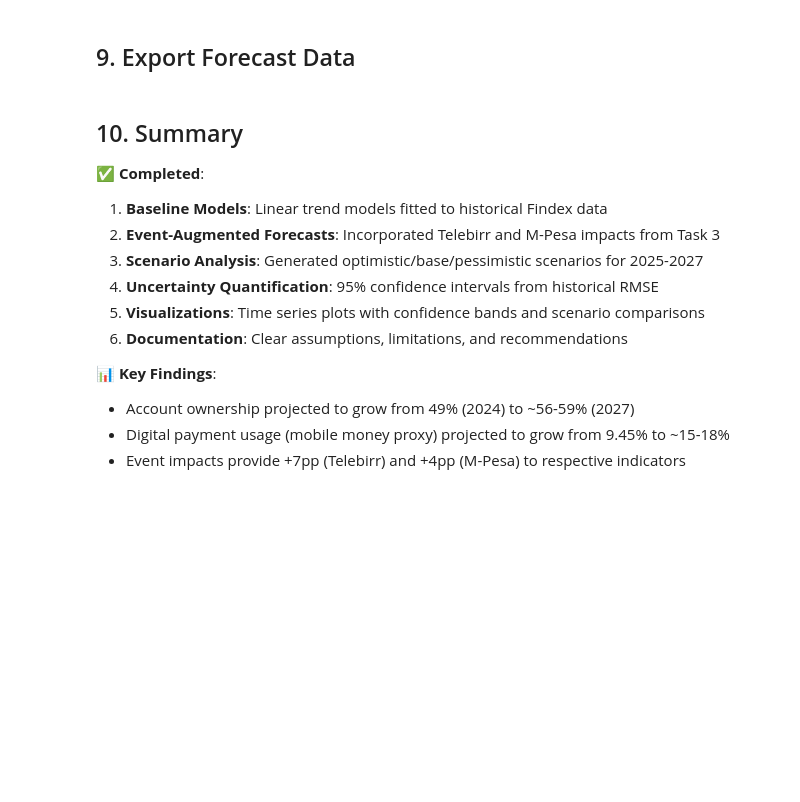
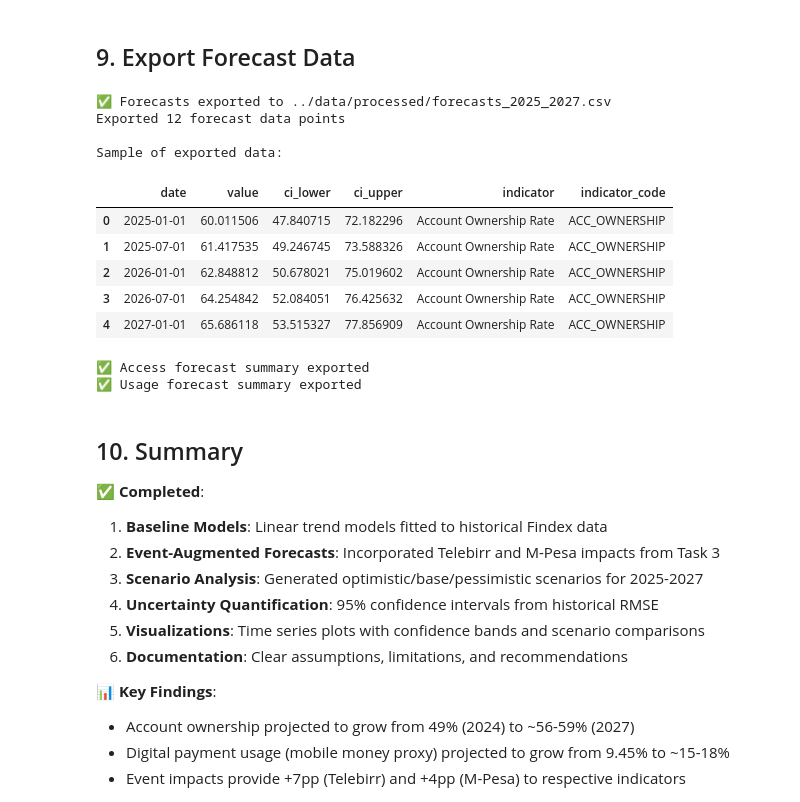
Before and after one commit to soltsega/Forecasting-Financial-Inclusion-in-Ethiopia, a Jupyter notebook: notebooks/04_forecasting.ipynb, the cells around one changed output. Cells and saved outputs as stored; diff of their text form; code cells hidden in the pictures; blank space fills up the shorter version.

```diff
--- a/notebooks/04_forecasting.ipynb
+++ b/notebooks/04_forecasting.ipynb
@@ -79,6 +104,12 @@ def fit_trend_model(data, indicator_code):
     """Fit linear trend model to historical data."""
     if len(data) < 2:
         raise ValueError(f"Need at least 2 data points for {indicator_code}")
+
+    # Check for null values in value_numeric
+    if data['value_numeric'].isnull().any():
+        data = data.dropna(subset=['value_numeric'])
+        if len(data) < 2:
+            raise ValueError(f"Need at least 2 non-null data points for {indicator_code}")
 
     # Convert dates to years since start
     start_year = data['observation_date'].min().year
@@ -350,13 +404,22 @@ if usage_model and usage_forecasts:
 # %%
 def create_forecast_summary(forecasts, indicator_name):
     """Create summary table of forecasts with confidence intervals."""
-    if not forecasts or not forecasts.get('base'):
+    if not forecasts or forecasts.get('base') is None:
         return None
 
     base_forecast = forecasts['base']
 
+    # Check if base_forecast is empty
+    if base_forecast.empty:
+        print(f"⚠️  No forecast data available for {indicator_name}")
+        return None
+
     # Extract year-end values (July)
     year_end = base_forecast[base_forecast['date'].dt.month == 7]
+
+    if year_end.empty:
+        print(f"⚠️  No year-end forecast data available for {indicator_name}")
+        return None
 
     summary = []
     for _, row in year_end.iterrows():
@@ -369,13 +432,19 @@ def create_forecast_summary(forecasts, indicator_name):
         optimistic_val = None
         pessimistic_val = None
 
-        if forecasts.get('optimistic') is not None:
+        if forecasts.get('optimistic') is not None and not forecasts['optimistic'].empty:
             opt_year_end = forecasts['optimistic'][forecasts['optimistic']['date'].dt.month == 7]
-            optimistic_val = opt_year_end[opt_year_end['date'].dt.year == year]['total'].iloc[0]
+            if not opt_year_end.empty:
+                opt_match = opt_year_end[opt_year_end['date'].dt.year == year]
+                if not opt_match.empty:
+                    optimistic_val = opt_match['total'].iloc[0]
 
-        if forecasts.get('pessimistic') is not None:
+        if forecasts.get('pessimistic') is not None and not forecasts['pessimistic'].empty:
             pes_year_end = forecasts['pessimistic'][forecasts['pessimistic']['date'].dt.month == 7]
-            pessimistic_val = pes_year_end[pes_year_end['date'].dt.year == year]['total'].iloc[0]
+            if not pes_year_end.empty:
+                pes_match = pes_year_end[pes_year_end['date'].dt.year == year]
+                if not pes_match.empty:
+                    pessimistic_val = pes_match['total'].iloc[0]
 
         summary.append({
             'Year': year,
@@ -516,38 +635,51 @@ print("5. Validate event impacts against more historical cases as data becomes a
 # Export forecasts to CSV for dashboard use
 export_data = []
 
-if access_forecasts.get('base'):
+if access_forecasts.get('base') is not None:
     access_export = access_forecasts['base'][['date', 'total', 'ci_lower', 'ci_upper']].copy()
     access_export['indicator'] = 'Account Ownership Rate'
     access_export['indicator_code'] = 'ACC_OWNERSHIP'
     access_export.columns = ['date', 'value', 'ci_lower', 'ci_upper', 'indicator', 'indicator_code']
     export_data.append(access_export)
 
-if usage_forecasts.get('base'):
+if usage_forecasts.get('base') is not None:
     usage_export = usage_forecasts['base'][['date', 'total', 'ci_lower', 'ci_upper']].copy()
     usage_export['indicator'] = 'Digital Payment Usage (MM Proxy)'
     usage_export['indicator_code'] = 'ACC_MM_ACCOUNT'
     usage_export.columns = ['date', 'value', 'ci_lower', 'ci_upper', 'indicator', 'indicator_code']
     export_data.append(usage_export)
 
 if export_data:
     forecast_export = pd.concat(export_data, ignore_index=True)
     forecast_export.to_csv('../data/processed/forecasts_2025_2027.csv', index=False)
     print("✅ Forecasts exported to ../data/processed/forecasts_2025_2027.csv")
     print(f"Exported {len(forecast_export)} forecast data points")
 
     # Show sample
     print("\nSample of exported data:")
     display(forecast_export.head())
 
 # Export summary tables
 if 'access_summary' in locals() and access_summary is not None:
     access_summary.to_csv('../data/processed/access_forecast_summary.csv', index=False)
     print("✅ Access forecast summary exported")
 
 if 'usage_summary' in locals() and usage_summary is not None:
     usage_summary.to_csv('../data/processed/usage_forecast_summary.csv', index=False)
     print("✅ Usage forecast summary exported")
+# %% [output]
+✅ Forecasts exported to ../data/processed/forecasts_2025_2027.csv
+Exported 12 forecast data points
+
+Sample of exported data:
+|  | date | value | ci_lower | ci_upper | indicator | indicator_code |
+| 0 | 2025-01-01 | 60.011506 | 47.840715 | 72.182296 | Account Ownership Rate | ACC_OWNERSHIP |
+| 1 | 2025-07-01 | 61.417535 | 49.246745 | 73.588326 | Account Ownership Rate | ACC_OWNERSHIP |
+| 2 | 2026-01-01 | 62.848812 | 50.678021 | 75.019602 | Account Ownership Rate | ACC_OWNERSHIP |
+| 3 | 2026-07-01 | 64.254842 | 52.084051 | 76.425632 | Account Ownership Rate | ACC_OWNERSHIP |
+| 4 | 2027-01-01 | 65.686118 | 53.515327 | 77.856909 | Account Ownership Rate | ACC_OWNERSHIP |
+✅ Access forecast summary exported
+✅ Usage forecast summary exported
 # %% [markdown]
 ## 10. Summary
 
```
Also changed, not shown: parts of 8 cells of this notebook.
